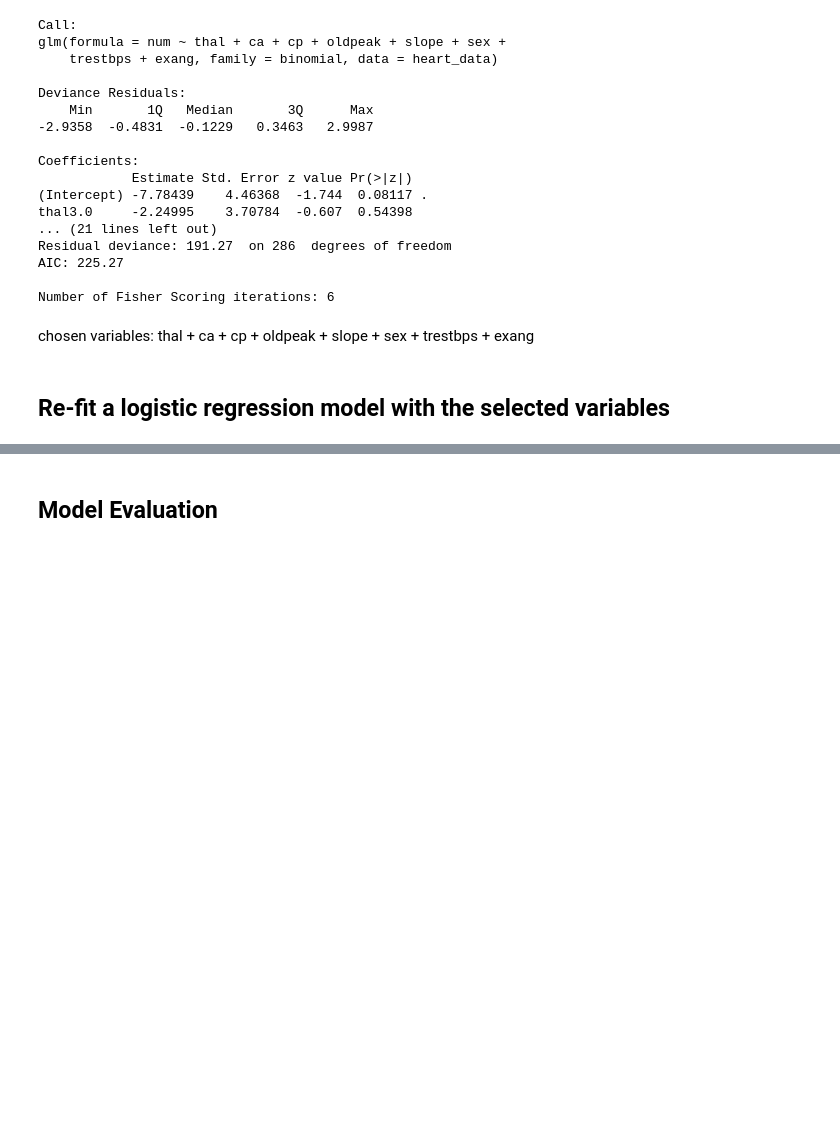
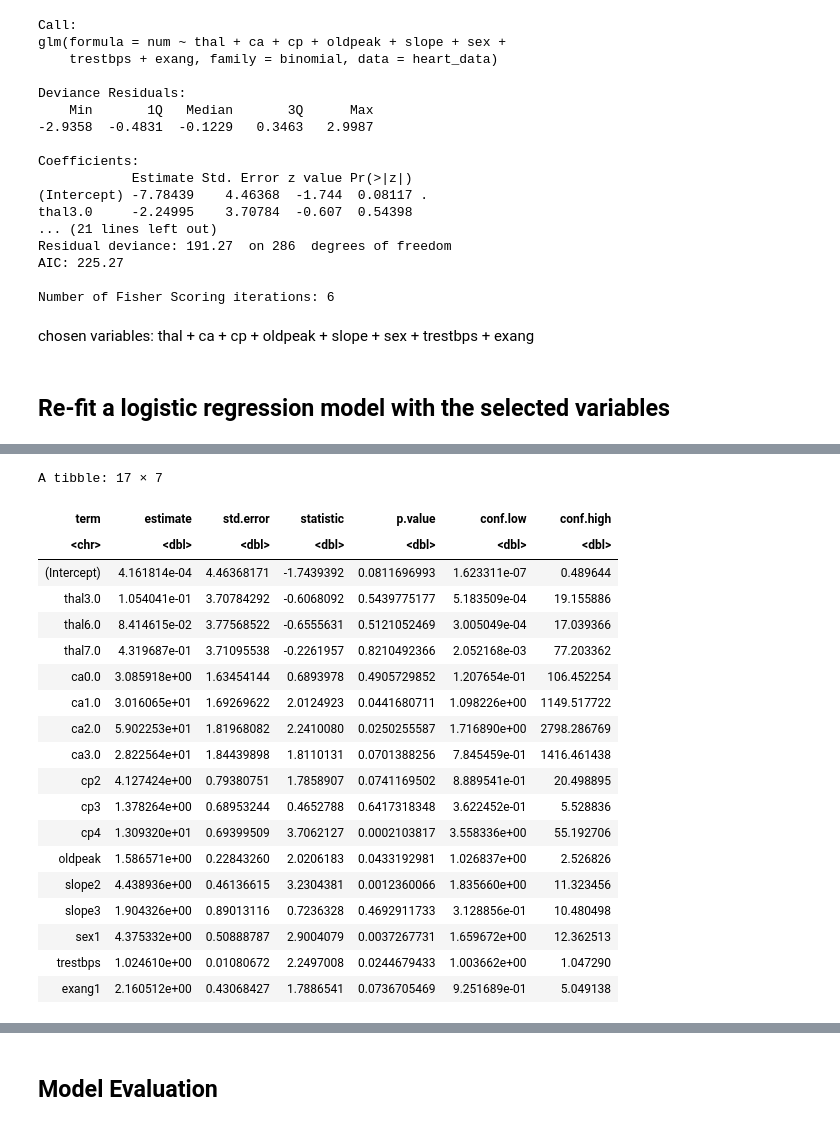
Before and after one commit to Speculatorrr/Group-STAT301, a Jupyter notebook: GROUP10.ipynb, the cells around one changed output, grey strips where cells are left out. Saved outputs shown, nothing was run; the diff lists cells and outputs as text; code cells hidden in the pictures; blank space fills up the shorter version.

```diff
--- a/GROUP10.ipynb
+++ b/GROUP10.ipynb
@@ -393,0 +418,26 @@ A tibble: 17 × 5
+# %%
+forward_tidy <- forward_sel %>%
+    tidy(conf.int=TRUE, conf.level=0.95, exponentiate=TRUE)
+
+forward_tidy
+# %% [output]
+A tibble: 17 × 7
+| term | estimate | std.error | statistic | p.value | conf.low | conf.high |
+| <chr> | <dbl> | <dbl> | <dbl> | <dbl> | <dbl> | <dbl> |
+| (Intercept) | 4.161814e-04 | 4.46368171 | -1.7439392 | 0.0811696993 | 1.623311e-07 | 0.489644 |
+| thal3.0 | 1.054041e-01 | 3.70784292 | -0.6068092 | 0.5439775177 | 5.183509e-04 | 19.155886 |
+| thal6.0 | 8.414615e-02 | 3.77568522 | -0.6555631 | 0.5121052469 | 3.005049e-04 | 17.039366 |
+| thal7.0 | 4.319687e-01 | 3.71095538 | -0.2261957 | 0.8210492366 | 2.052168e-03 | 77.203362 |
+| ca0.0 | 3.085918e+00 | 1.63454144 | 0.6893978 | 0.4905729852 | 1.207654e-01 | 106.452254 |
+| ca1.0 | 3.016065e+01 | 1.69269622 | 2.0124923 | 0.0441680711 | 1.098226e+00 | 1149.517722 |
+| ca2.0 | 5.902253e+01 | 1.81968082 | 2.2410080 | 0.0250255587 | 1.716890e+00 | 2798.286769 |
+| ca3.0 | 2.822564e+01 | 1.84439898 | 1.8110131 | 0.0701388256 | 7.845459e-01 | 1416.461438 |
+| cp2 | 4.127424e+00 | 0.79380751 | 1.7858907 | 0.0741169502 | 8.889541e-01 | 20.498895 |
+| cp3 | 1.378264e+00 | 0.68953244 | 0.4652788 | 0.6417318348 | 3.622452e-01 | 5.528836 |
+| cp4 | 1.309320e+01 | 0.69399509 | 3.7062127 | 0.0002103817 | 3.558336e+00 | 55.192706 |
+| oldpeak | 1.586571e+00 | 0.22843260 | 2.0206183 | 0.0433192981 | 1.026837e+00 | 2.526826 |
+| slope2 | 4.438936e+00 | 0.46136615 | 3.2304381 | 0.0012360066 | 1.835660e+00 | 11.323456 |
+| slope3 | 1.904326e+00 | 0.89013116 | 0.7236328 | 0.4692911733 | 3.128856e-01 | 10.480498 |
+| sex1 | 4.375332e+00 | 0.50888787 | 2.9004079 | 0.0037267731 | 1.659672e+00 | 12.362513 |
+| trestbps | 1.024610e+00 | 0.01080672 | 2.2497008 | 0.0244679433 | 1.003662e+00 | 1.047290 |
+| exang1 | 2.160512e+00 | 0.43068427 | 1.7886541 | 0.0736705469 | 9.251689e-01 | 5.049138 |
```
Also changed, not shown: parts of 14 cells of this notebook.
